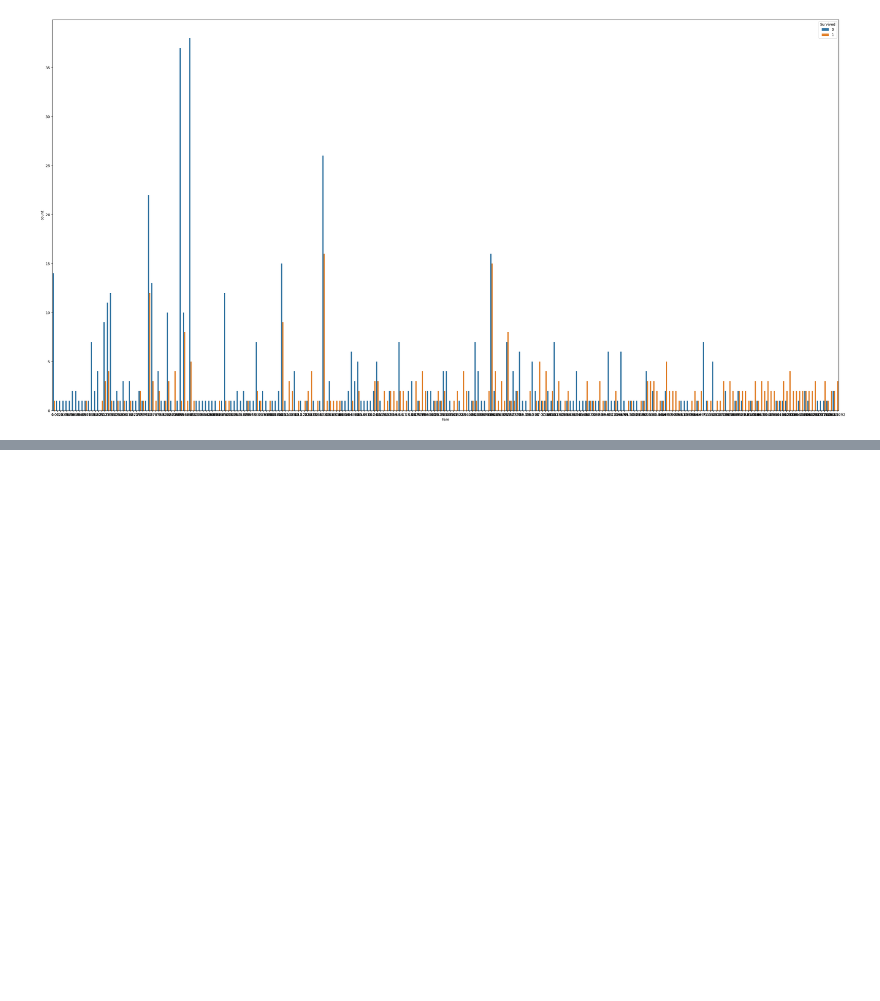
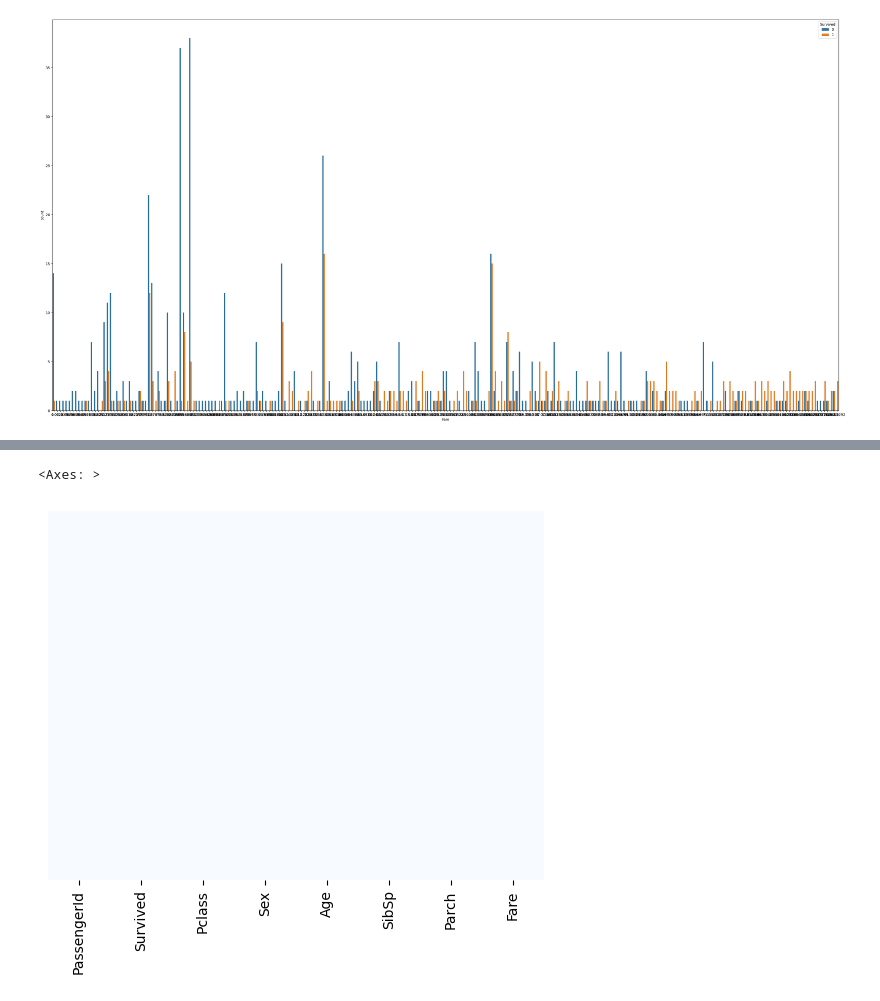
Before and after one commit to AlvaroBishop/TitanicSurvival, a Jupyter notebook: TitanicSurvivalPrediction.ipynb, the cells around one changed output, grey strips where cells are left out. Cells and saved outputs as stored; diff of their text form; code cells hidden in the pictures; blank space fills up the shorter version.

```diff
--- a/TitanicSurvivalPrediction.ipynb
+++ b/TitanicSurvivalPrediction.ipynb
@@ -101,0 +138,19 @@ training_set[
+# %%
+def Fill_Age(data):
+    age = data[0]
+    sex = data[1]
+
+    if pd.isnull(age):
+        if sex == 'male':
+            return 29
+        else:
+            return 25
+    else:
+        return age
+# %%
+training_set['Age'] = training_set[ ['Age', 'Sex'] ].apply(Fill_Age, axis = 1)
+# %%
+sns.heatmap(training_set.isnull(), yticklabels = False, cbar = False, cmap = 'Blues')
+# %% [output]
+<Axes: >
+[figure, added]
```
Also changed, not shown: parts of 19 cells of this notebook.
